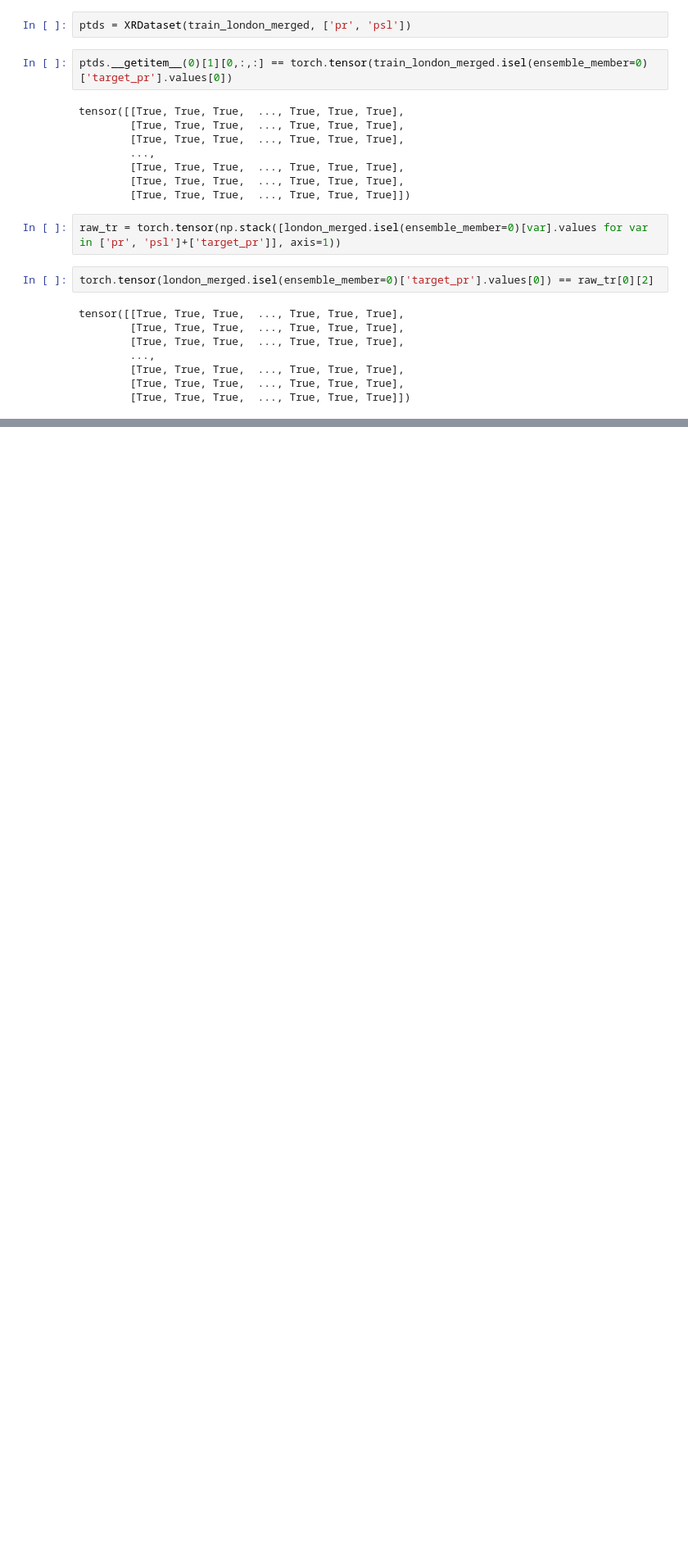
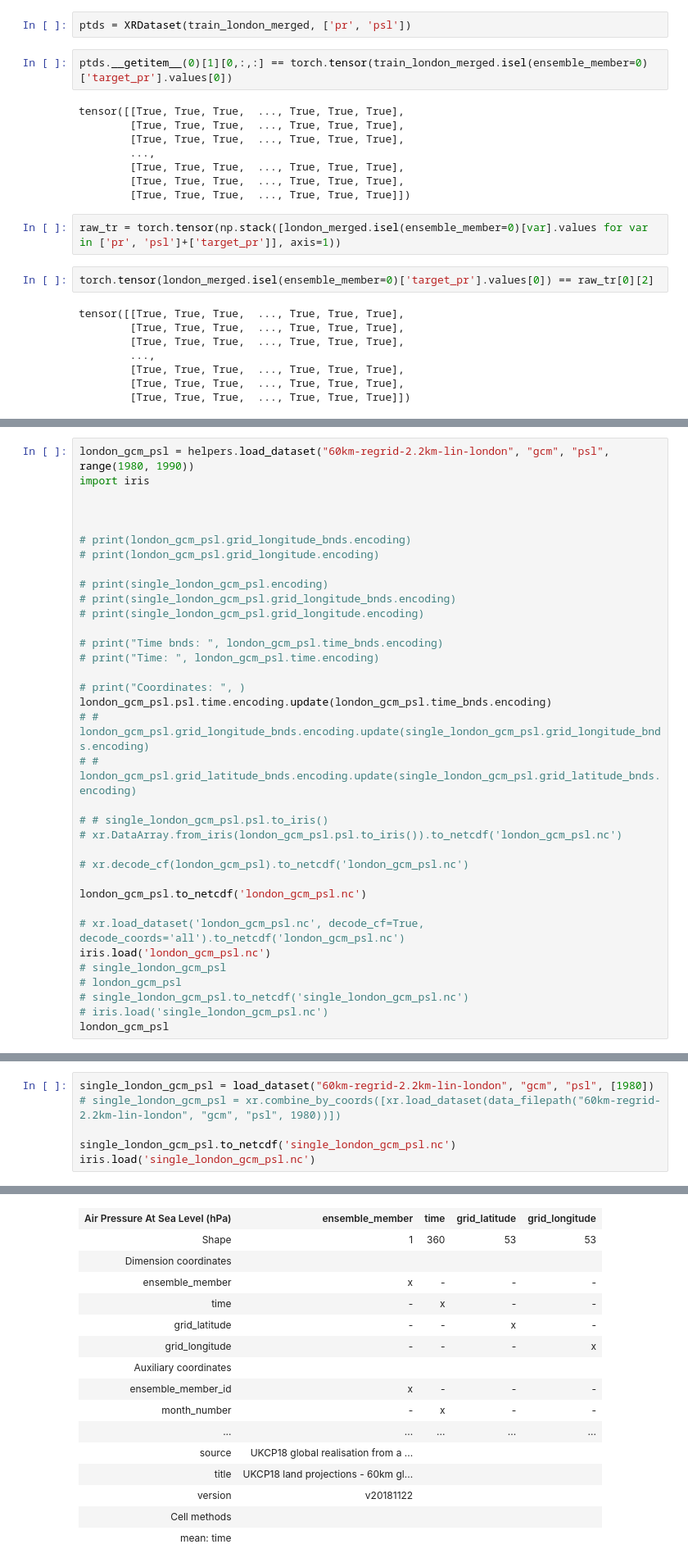
Before and after one commit to henryaddison/ml-downscaling-emulation, a Jupyter notebook: notebooks/learning/test-split.ipynb, the cells around one changed output, grey strips where cells are left out. Shown at 82% size. Cells and saved outputs as stored; diff of their text form; blank space fills up the shorter version.

Commit message:
more notebook work on combining datasets with different variables and times

```diff
--- a/notebooks/learning/test-split.ipynb
+++ b/notebooks/learning/test-split.ipynb
@@ -267,0 +243,35 @@ tensor([[1.2268e-05, 9.5134e-06, 1.3220e-05,  ..., 5.9425e-06, 5.5811e-06,
+# %%
+london_gcm_psl = helpers.load_dataset("60km-regrid-2.2km-lin-london", "gcm", "psl", range(1980, 1990))
+import iris
+
+
+
+# print(london_gcm_psl.grid_longitude_bnds.encoding)
+# print(london_gcm_psl.grid_longitude.encoding)
+
+# print(single_london_gcm_psl.encoding)
+# print(single_london_gcm_psl.grid_longitude_bnds.encoding)
+# print(single_london_gcm_psl.grid_longitude.encoding)
+
+# print("Time bnds: ", london_gcm_psl.time_bnds.encoding)
+# print("Time: ", london_gcm_psl.time.encoding)
+
+# print("Coordinates: ", )
+london_gcm_psl.psl.time.encoding.update(london_gcm_psl.time_bnds.encoding)
+# # london_gcm_psl.grid_longitude_bnds.encoding.update(single_london_gcm_psl.grid_longitude_bnds.encoding)
+# # london_gcm_psl.grid_latitude_bnds.encoding.update(single_london_gcm_psl.grid_latitude_bnds.encoding)
+
+# # single_london_gcm_psl.psl.to_iris()
+# xr.DataArray.from_iris(london_gcm_psl.psl.to_iris()).to_netcdf('london_gcm_psl.nc')
+
+# xr.decode_cf(london_gcm_psl).to_netcdf('london_gcm_psl.nc')
+
+london_gcm_psl.to_netcdf('london_gcm_psl.nc')
+
+# xr.load_dataset('london_gcm_psl.nc', decode_cf=True, decode_coords='all').to_netcdf('london_gcm_psl.nc')
+iris.load('london_gcm_psl.nc')
+# single_london_gcm_psl
+# london_gcm_psl
+# single_london_gcm_psl.to_netcdf('single_london_gcm_psl.nc')
+# iris.load('single_london_gcm_psl.nc')
+london_gcm_psl
@@ -267,0 +296,7 @@ tensor([[1.2268e-05, 9.5134e-06, 1.3220e-05,  ..., 5.9425e-06, 5.5811e-06,
+# %%
+single_london_gcm_psl = load_dataset("60km-regrid-2.2km-lin-london", "gcm", "psl", [1980])
+# single_london_gcm_psl = xr.combine_by_coords([xr.load_dataset(data_filepath("60km-regrid-2.2km-lin-london", "gcm", "psl", 1980))])
+
+single_london_gcm_psl.to_netcdf('single_london_gcm_psl.nc')
+iris.load('single_london_gcm_psl.nc')
+# %% [output]
@@ -267,0 +335,16 @@ tensor([[1.2268e-05, 9.5134e-06, 1.3220e-05,  ..., 5.9425e-06, 5.5811e-06,
+| Air Pressure At Sea Level (hPa) | ensemble_member | time | grid_latitude | grid_longitude |
+| Shape | 1 | 360 | 53 | 53 |
+| Dimension coordinates |  |  |  |  |
+| ensemble_member | x | - | - | - |
+| time | - | x | - | - |
+| grid_latitude | - | - | x | - |
+| grid_longitude | - | - | - | x |
+| Auxiliary coordinates |  |  |  |  |
+| ensemble_member_id | x | - | - | - |
+| month_number | - | x | - | - |
+| ... | ... | ... | ... | ... |
+| source | UKCP18 global realisation from a ... |  |  |  |
+| title | UKCP18 land projections - 60km gl... |  |  |  |
+| version | v20181122 |  |  |  |
+| Cell methods |  |  |  |  |
+| mean: time |  |  |  |  |
```
Also changed, not shown: parts of 17 cells of this notebook, 2 other files.
